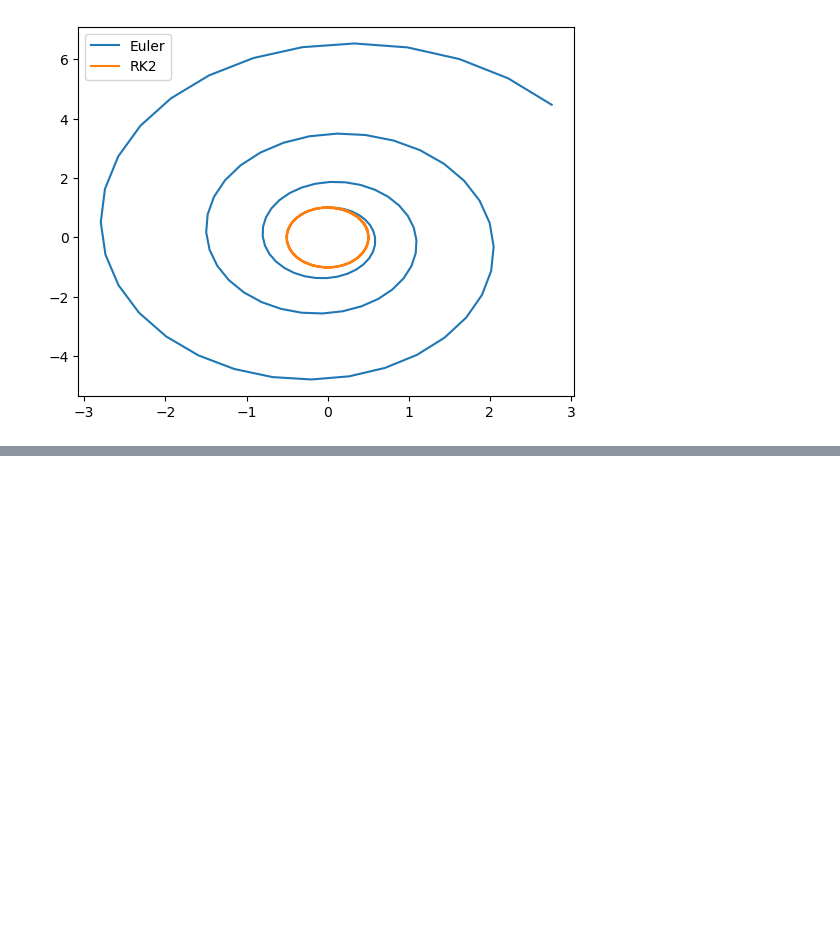
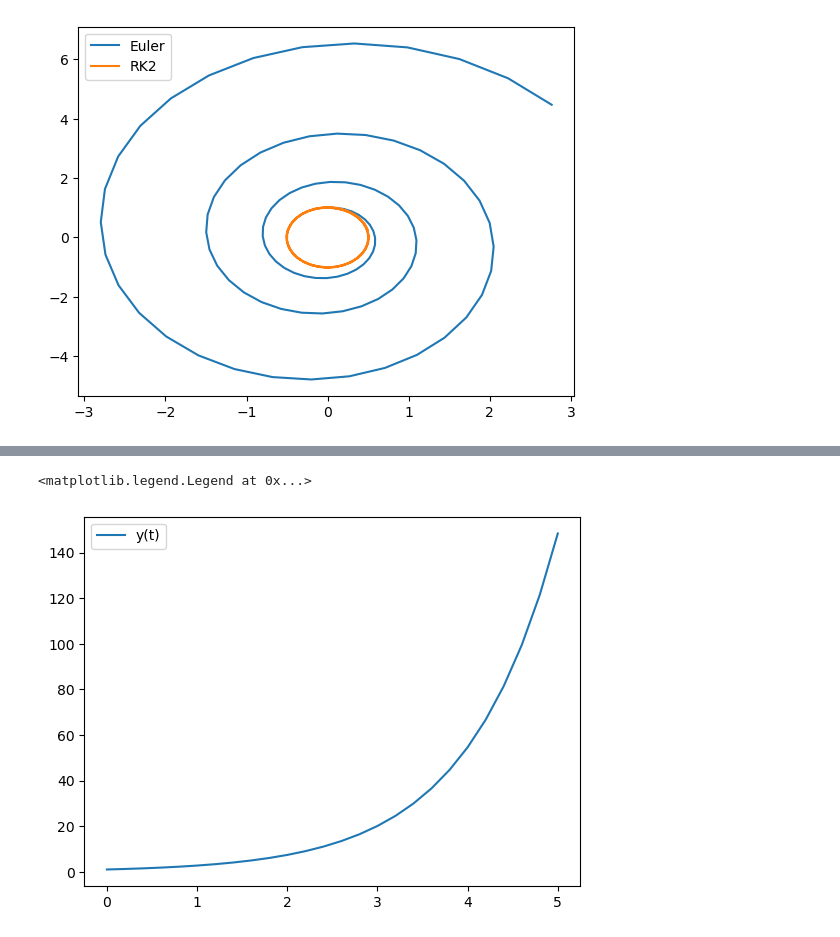
Before and after one commit to martin-calvo/MetodosComputacionales1012, a Jupyter notebook: Students/Cañas_5087/clases/Ecuaciones_diferenciales_ordinarias.ipynb, the cells around one changed output, grey strips where cells are left out. Cells and saved outputs as stored; diff of their text form; code cells hidden in the pictures; blank space fills up the shorter version.

```diff
--- a/Students/Cañas_5087/clases/Ecuaciones_diferenciales_ordinarias.ipynb
+++ b/Students/Cañas_5087/clases/Ecuaciones_diferenciales_ordinarias.ipynb
@@ -239,0 +319,7 @@ plt.show()
+# %%
+# dy/dt = y
+
+def f(t, y):
+    return y
+h = 0.2
+sol = solve_ivp(f, t_span = (0, 5) , y0 = [1], t_eval = np.arange(0, 5+h, h))
@@ -239,0 +340,6 @@ plt.show()
+# %%
+plt.plot(sol.t, sol.y[0], label  = 'y(t)')
+plt.legend()
+# %% [output]
+<matplotlib.legend.Legend at 0x...>
+[figure, added]
```
Also changed, not shown: parts of 12 cells of this notebook.
